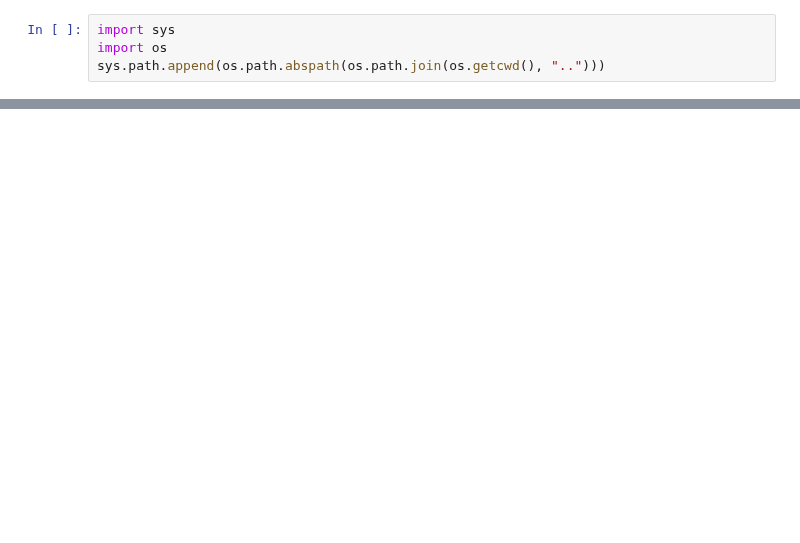
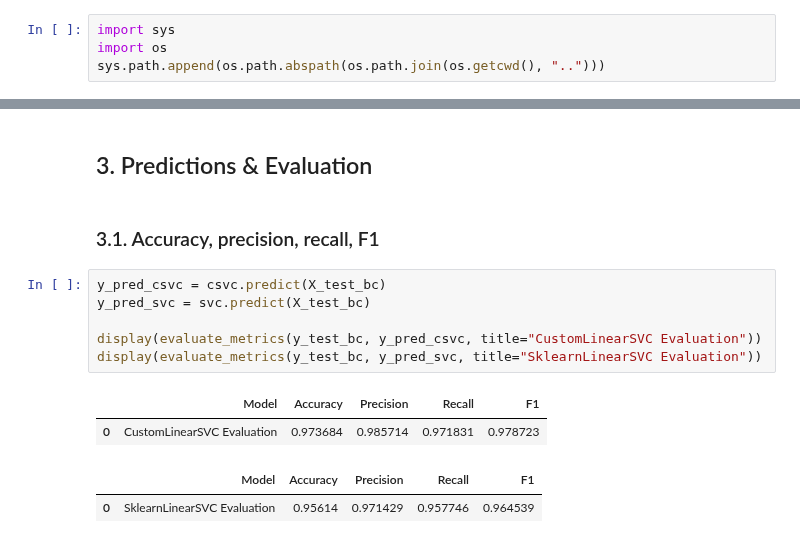
Before and after one commit to EyadMostafa/ml-from-scratch, a Jupyter notebook: notebooks/linear_svc.ipynb, the cells around one changed output, grey strips where cells are left out. Cells and saved outputs as stored; diff of their text form; blank space fills up the shorter version.

```diff
--- a/notebooks/linear_svc.ipynb
+++ b/notebooks/linear_svc.ipynb
@@ -33,0 +49,15 @@ LinearSVC accuracy: 0.87
+# %% [markdown]
+## 3. Predictions & Evaluation
+# %% [markdown]
+### 3.1. Accuracy, precision, recall, F1
+# %%
+y_pred_csvc = csvc.predict(X_test_bc)
+y_pred_svc = svc.predict(X_test_bc)
+
+display(evaluate_metrics(y_test_bc, y_pred_csvc, title="CustomLinearSVC Evaluation"))
+display(evaluate_metrics(y_test_bc, y_pred_svc, title="SklearnLinearSVC Evaluation"))
+# %% [output]
+|  | Model | Accuracy | Precision | Recall | F1 |
+| 0 | CustomLinearSVC Evaluation | 0.973684 | 0.985714 | 0.971831 | 0.978723 |
+|  | Model | Accuracy | Precision | Recall | F1 |
+| 0 | SklearnLinearSVC Evaluation | 0.95614 | 0.971429 | 0.957746 | 0.964539 |
```
Also changed, not shown: parts of 16 cells of this notebook, 5 other files.
